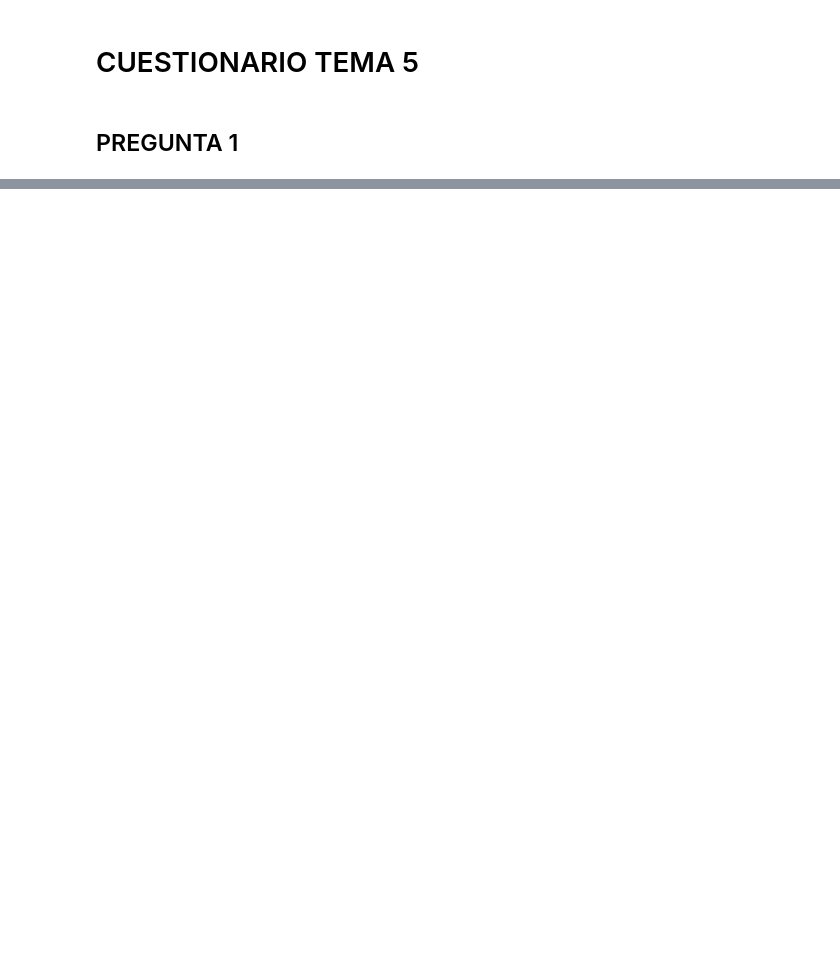
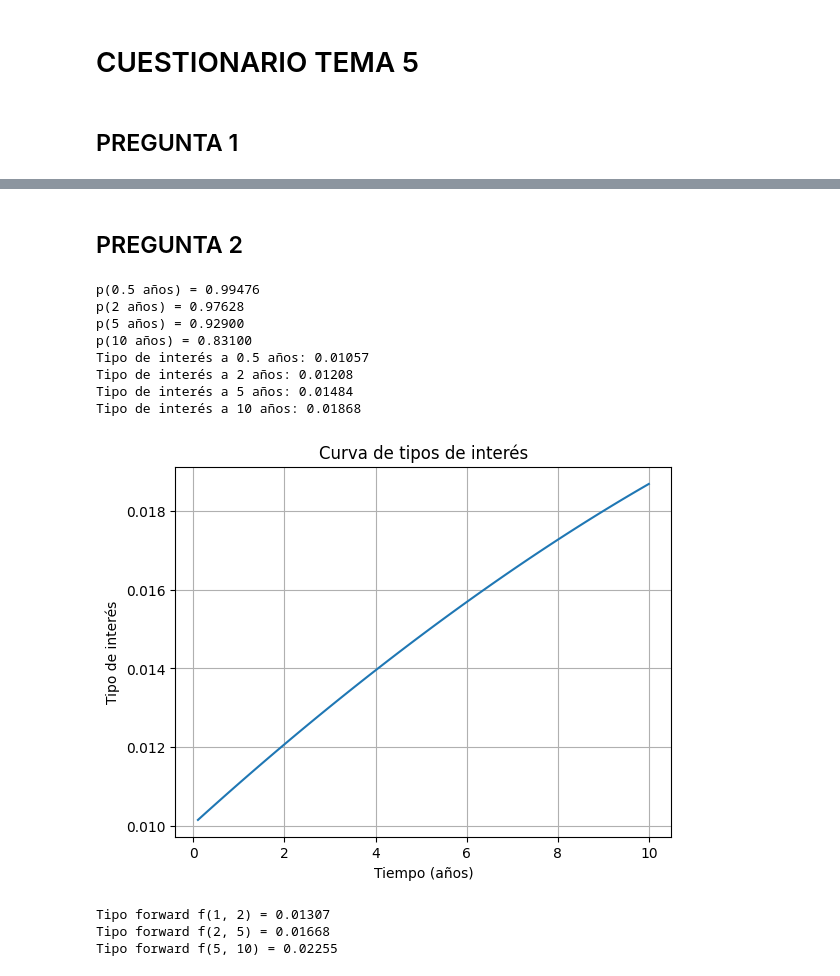
Before and after one commit to mfdezvicente/ucm, a Jupyter notebook: Teoría_Financiera/Cuestionario_Tema5.ipynb, the cells around one changed output, grey strips where cells are left out. Drawn from its saved outputs; the diff is of its cells as text; code cells hidden in the pictures; blank space fills up the shorter version.

```diff
--- a/Teoría_Financiera/Cuestionario_Tema5.ipynb
+++ b/Teoría_Financiera/Cuestionario_Tema5.ipynb
@@ -60,0 +115,52 @@ El peso correspondiente al bono 2 es x2 = -0.0010
+# %% [markdown]
+## PREGUNTA 2
+# %%
+# Se ha estimado el siguiente modelo polinomial para la función de descuento (máxima precisión en los cálculos, mínimo 5 decimales)
+# p(t) = 1− 0.01∗t −0.00099∗t^2 + 0.00003∗t^3
+def p(t):
+    return 1 - 0.01 * t - 0.00099 * t**2 + 0.00003 * t**3
+
+# Determina el valor de la función de descuento a 6 meses, 2, 5 y 10 años:
+tiempos = [0.5, 2, 5, 10]
+for t in tiempos:
+    valor_descuento = p(t)
+    print(f"p({t} años) = {valor_descuento:.5f}")
+
+#B. Determina el valor de los tipos de interés a 6 meses, 2, 5 y 10 años:
+for t in tiempos:
+    valor_descuento = p(t)
+    tipo_interes = (1 / valor_descuento)**(1 / t) - 1
+    print(f"Tipo de interés a {t} años: {tipo_interes:.5f}")
+
+# Dibuja la curva de tipos de interés para t entre 0 y 10 años (utiliza un paso de 0.1 años)
+import matplotlib.pyplot as plt
+tiempos_curve = np.arange(0.1, 10.1, 0.1)
+tipos_interes_curve = [(1 / p(t))**(1 / t) - 1 for t in tiempos_curve]
+plt.plot(tiempos_curve, tipos_interes_curve)
+plt.xlabel('Tiempo (años)')
+plt.ylabel('Tipo de interés')
+plt.title('Curva de tipos de interés')
+plt.grid()
+plt.show()
+
+# d) Calcula los siguientes tipos forward:
+# Entendemos por tipo forward f(t1, t2) al tipo de interés pactado hoy para un préstamo que comienza en t1 y finaliza en t2.
+tiempos_forward = [(1, 2), (2, 5), (5, 10)]
+for t1, t2 in tiempos_forward:
+    p_t1 = p(t1)
+    p_t2 = p(t2)
+    tipo_forward = (p_t1 / p_t2)**(1 / (t2 - t1)) - 1
+    print(f"Tipo forward f({t1}, {t2}) = {tipo_forward:.5f}")
+# %% [output]
+p(0.5 años) = 0.99476
+p(2 años) = 0.97628
+p(5 años) = 0.92900
+p(10 años) = 0.83100
+Tipo de interés a 0.5 años: 0.01057
+Tipo de interés a 2 años: 0.01208
+Tipo de interés a 5 años: 0.01484
+Tipo de interés a 10 años: 0.01868
+[figure, added]
+Tipo forward f(1, 2) = 0.01307
+Tipo forward f(2, 5) = 0.01668
+Tipo forward f(5, 10) = 0.02255
```
Also changed, not shown: parts of 5 cells of this notebook.
